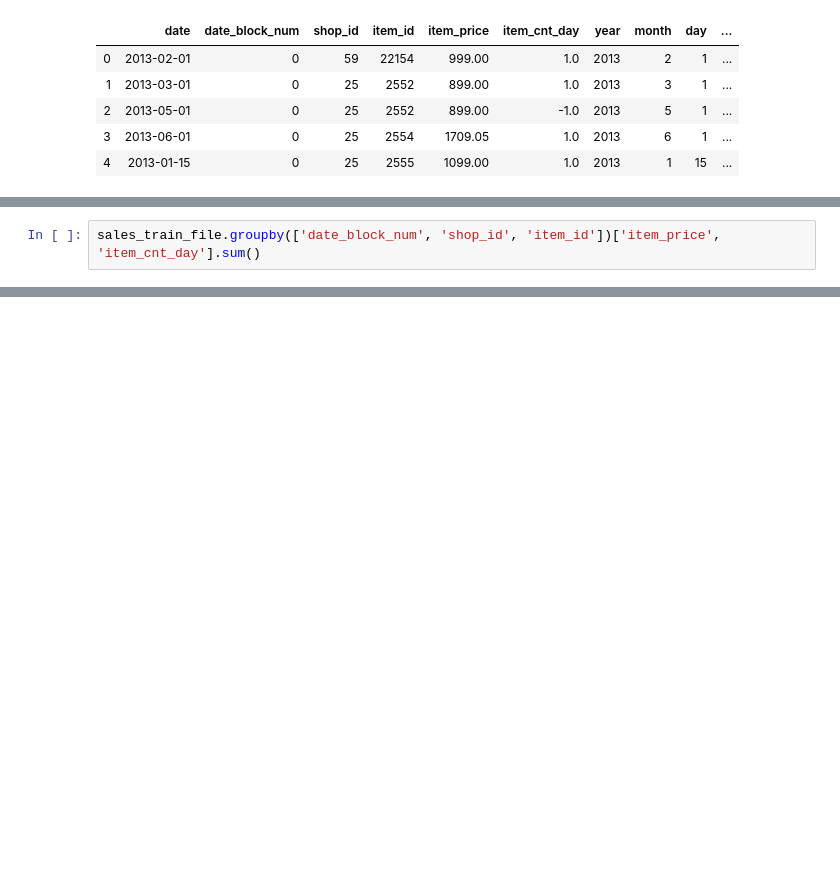
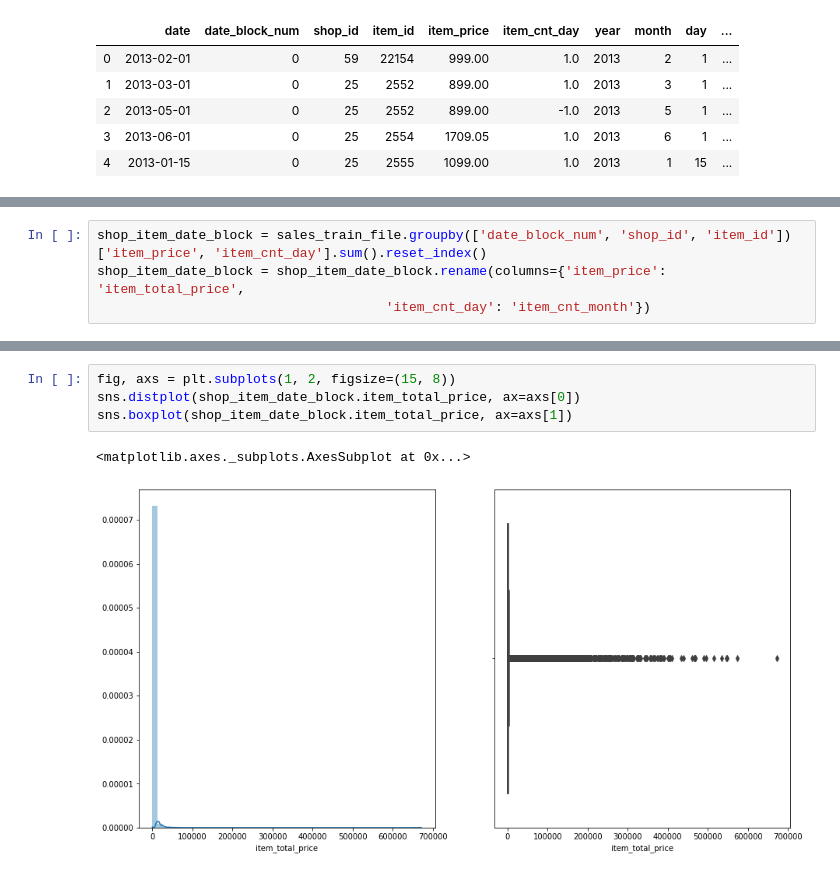
Before and after one commit to ShinsakuOkazaki/pred-future-sales, a Jupyter notebook: notebooks/EDA.ipynb, the cells around one changed output, grey strips where cells are left out. Saved outputs shown, nothing was run; the diff lists cells and outputs as text; blank space fills up the shorter version.

```diff
--- a/notebooks/EDA.ipynb
+++ b/notebooks/EDA.ipynb
@@ -124,2 +126,4 @@ sales_train_file.head()
 # %%
-sales_train_file.groupby(['date_block_num', 'shop_id', 'item_id'])['item_price', 'item_cnt_day'].sum()
+shop_item_date_block = sales_train_file.groupby(['date_block_num', 'shop_id', 'item_id'])['item_price', 'item_cnt_day'].sum().reset_index()
+shop_item_date_block = shop_item_date_block.rename(columns={'item_price': 'item_total_price',
+                                     'item_cnt_day': 'item_cnt_month'})
@@ -140,0 +139,7 @@ sales_train_file.groupby(['date_block_num', 'shop_id', 'item_id'])['item_price',
+# %%
+fig, axs = plt.subplots(1, 2, figsize=(15, 8))
+sns.distplot(shop_item_date_block.item_total_price, ax=axs[0])
+sns.boxplot(shop_item_date_block.item_total_price, ax=axs[1])
+# %% [output]
+<matplotlib.axes._subplots.AxesSubplot at 0x...>
+[figure, added]
```
Also changed, not shown: parts of 34 cells of this notebook, 1 other file.
